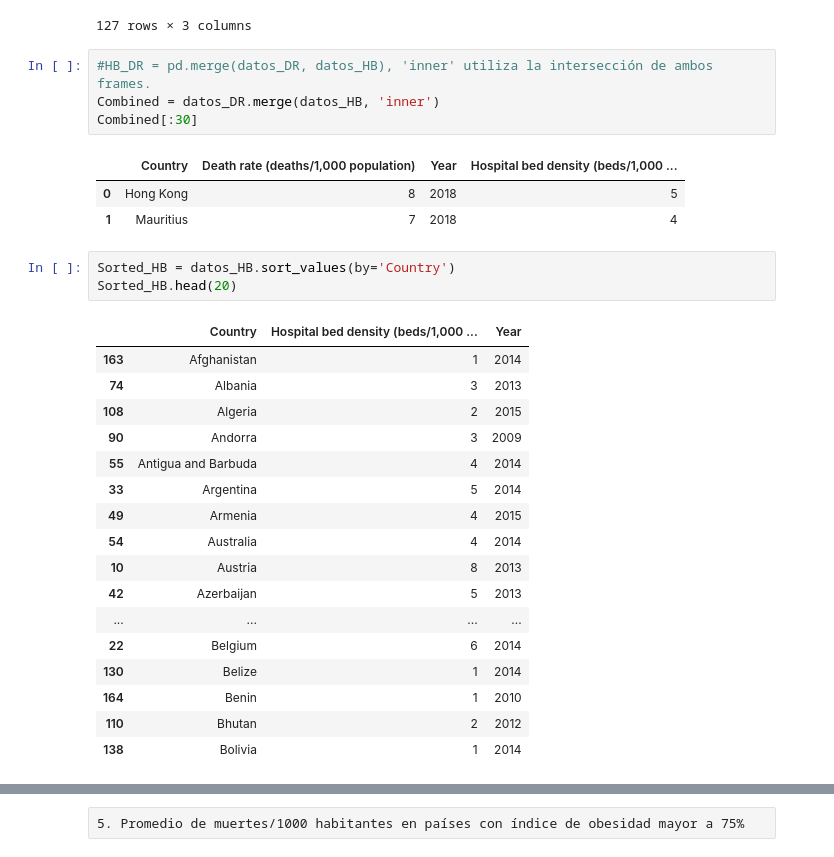
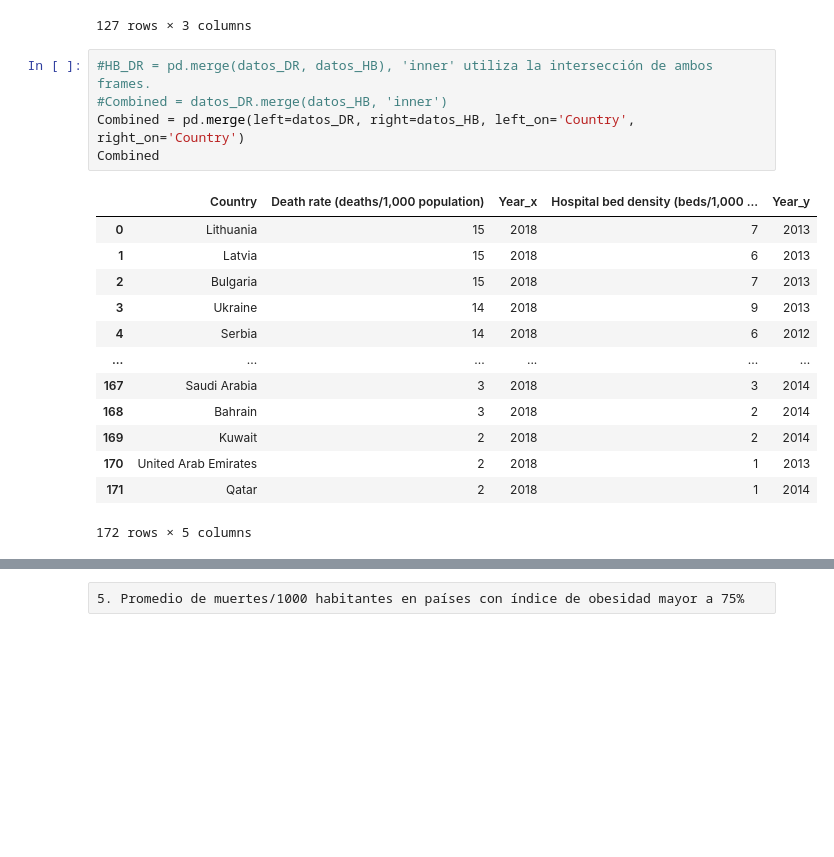
Before and after one commit to DCIDA2019/dcida2020ii-APaloma710, a Jupyter notebook: Sep11/Answers.ipynb, the cells around one changed output, grey strips where cells are left out. Drawn from its saved outputs; the diff is of its cells as text; blank space fills up the shorter version.

```diff
--- a/Sep11/Answers.ipynb
+++ b/Sep11/Answers.ipynb
@@ -309,30 +309,20 @@ datos_HB.loc[datos_HB['Hospital bed density (beds/1,000 population)'] < 5]
 127 rows × 3 columns
 # %%
 #HB_DR = pd.merge(datos_DR, datos_HB), 'inner' utiliza la intersección de ambos frames.
-Combined = datos_DR.merge(datos_HB, 'inner')
-Combined[:30]
+#Combined = datos_DR.merge(datos_HB, 'inner')
+Combined = pd.merge(left=datos_DR, right=datos_HB, left_on='Country', right_on='Country')
+Combined
 # %% [output]
-|  | Country | Death rate (deaths/1,000 population) | Year | Hospital bed density (beds/1,000 ... |
-| 0 | Hong Kong | 8 | 2018 | 5 |
-| 1 | Mauritius | 7 | 2018 | 4 |
+|  | Country | Death rate (deaths/1,000 population) | Year_x | Hospital bed density (beds/1,000 ... | Year_y |
+| 0 | Lithuania | 15 | 2018 | 7 | 2013 |
+| 1 | Latvia | 15 | 2018 | 6 | 2013 |
+| 2 | Bulgaria | 15 | 2018 | 7 | 2013 |
+| 3 | Ukraine | 14 | 2018 | 9 | 2013 |
+| 4 | Serbia | 14 | 2018 | 6 | 2012 |
+| ... | ... | ... | ... | ... | ... |
+| 167 | Saudi Arabia | 3 | 2018 | 3 | 2014 |
+| 168 | Bahrain | 3 | 2018 | 2 | 2014 |
+| 169 | Kuwait | 2 | 2018 | 2 | 2014 |
+| 170 | United Arab Emirates | 2 | 2018 | 1 | 2013 |
+| 171 | Qatar | 2 | 2018 | 1 | 2014 |
+172 rows × 5 columns
-# %%
-Sorted_HB = datos_HB.sort_values(by='Country')
-Sorted_HB.head(20)
-# %% [output]
-|  | Country | Hospital bed density (beds/1,000 ... | Year |
-| 163 | Afghanistan | 1 | 2014 |
-| 74 | Albania | 3 | 2013 |
-| 108 | Algeria | 2 | 2015 |
-| 90 | Andorra | 3 | 2009 |
-| 55 | Antigua and Barbuda | 4 | 2014 |
-| 33 | Argentina | 5 | 2014 |
-| 49 | Armenia | 4 | 2015 |
-| 54 | Australia | 4 | 2014 |
-| 10 | Austria | 8 | 2013 |
-| 42 | Azerbaijan | 5 | 2013 |
-| ... | ... | ... | ... |
-| 22 | Belgium | 6 | 2014 |
-| 130 | Belize | 1 | 2014 |
-| 164 | Benin | 1 | 2010 |
-| 110 | Bhutan | 2 | 2012 |
-| 138 | Bolivia | 1 | 2014 |
```
Also changed, not shown: parts of 4 cells of this notebook.
